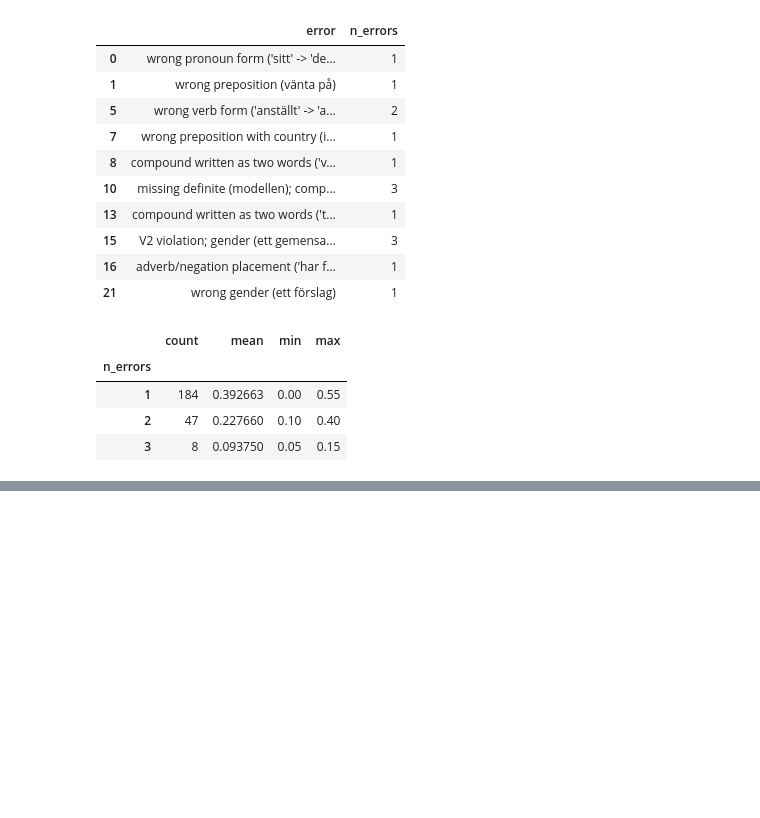
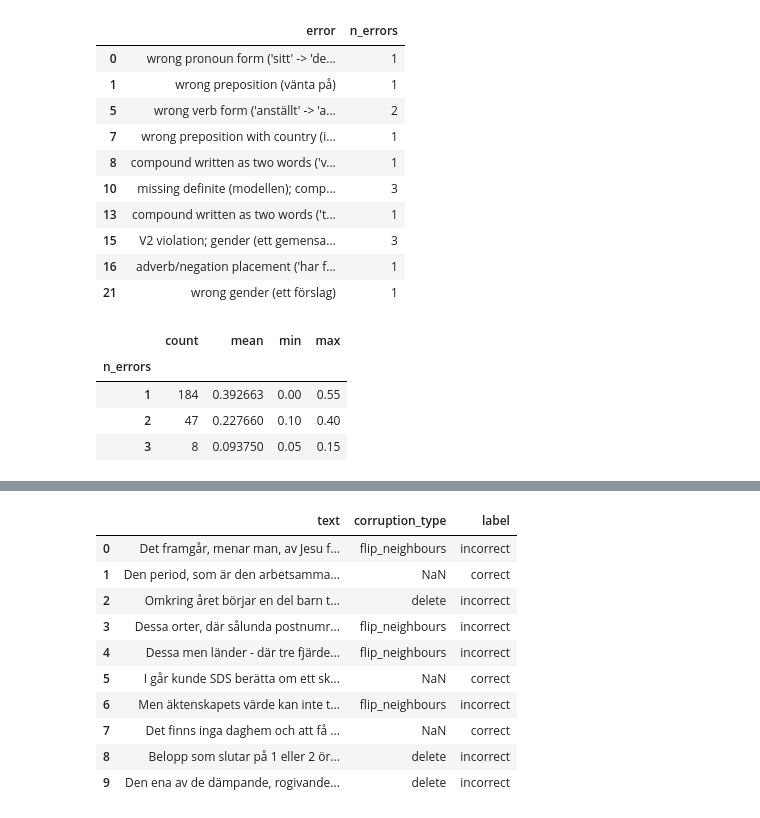
Before and after one commit to yegiVH/Swedish-Grammaticality-thesis, a Jupyter notebook: explore.ipynb, the cells around one changed output, grey strips where cells are left out. Saved outputs shown, nothing was run; the diff lists cells and outputs as text; code cells hidden in the pictures; blank space fills up the shorter version.

```diff
--- a/explore.ipynb
+++ b/explore.ipynb
@@ -104,0 +284,15 @@ poor.groupby("n_errors")["score"].agg(["count", "mean", "min", "max"])
+# %%
+scala_df = scala.to_pandas()
+scala_df.head(10)
+# %% [output]
+|  | text | corruption_type | label |
+| 0 | Det framgår, menar man, av Jesu f... | flip_neighbours | incorrect |
+| 1 | Den period, som är den arbetsamma... | NaN | correct |
+| 2 | Omkring året börjar en del barn t... | delete | incorrect |
+| 3 | Dessa orter, där sålunda postnumr... | flip_neighbours | incorrect |
+| 4 | Dessa men länder - där tre fjärde... | flip_neighbours | incorrect |
+| 5 | I går kunde SDS berätta om ett sk... | NaN | correct |
+| 6 | Men äktenskapets värde kan inte t... | flip_neighbours | incorrect |
+| 7 | Det finns inga daghem och att få ... | NaN | correct |
+| 8 | Belopp som slutar på 1 eller 2 ör... | delete | incorrect |
+| 9 | Den ena av de dämpande, rogivande... | delete | incorrect |
```
Also changed, not shown: parts of 30 cells of this notebook, 3 other files.
